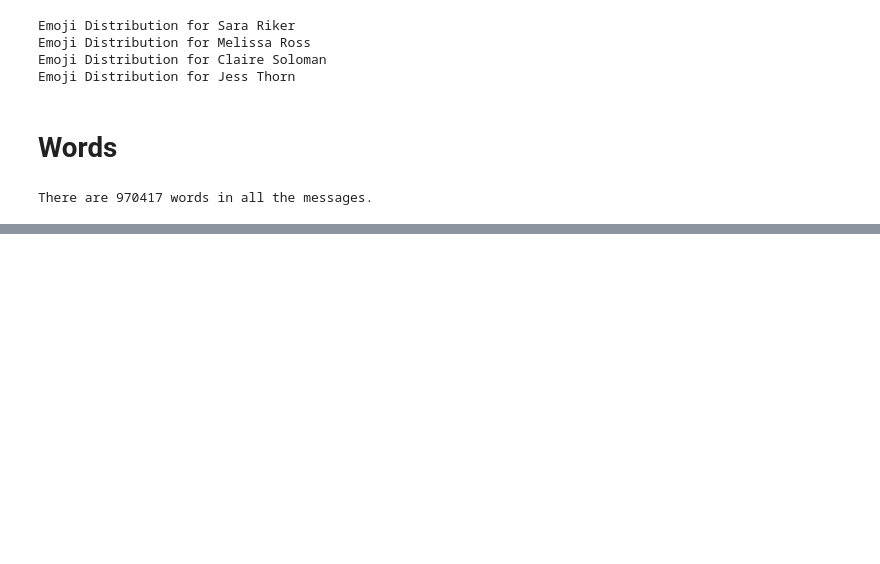
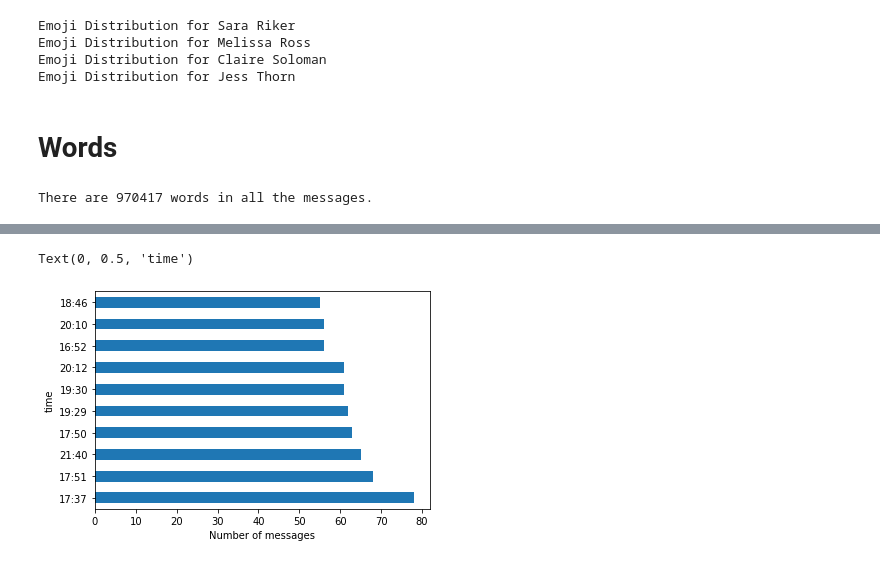
Before and after one commit to sriker415/no_scrubs_text, a Jupyter notebook: sandbox.ipynb, the cells around one changed output, grey strips where cells are left out. Saved outputs shown, nothing was run; the diff lists cells and outputs as text; code cells hidden in the pictures; blank space fills up the shorter version.

Commit message:
add date/time graphs

```diff
--- a/sandbox.ipynb
+++ b/sandbox.ipynb
@@ -154,0 +160,7 @@ plt.show()
+# %%
+messages_final['date'] = pd.to_datetime(messages_final['date'])
+date_df = messages_final[['date', 'message']].groupby("date").count()
+date_df.reset_index(inplace=True)
+fig = px.line(date_df, x="date", y="message", title='Number of Messages as time moves on.')
+fig.update_xaxes(nticks=20)
+fig.show()
@@ -154,0 +182,7 @@ plt.show()
+# %%
+messages_final['time'].value_counts().head(10).plot.barh()
+plt.xlabel('Number of messages')
+plt.ylabel('time')
+# %% [output]
+Text(0, 0.5, 'time')
+[figure, added]
```
Also changed, not shown: parts of 5 cells of this notebook.
